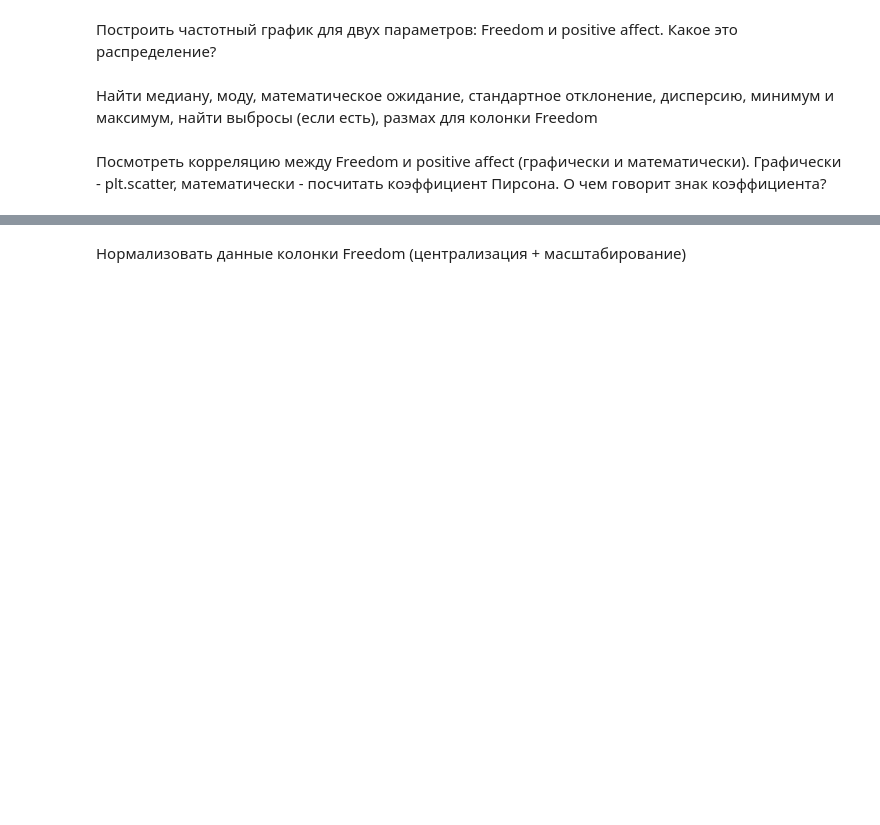
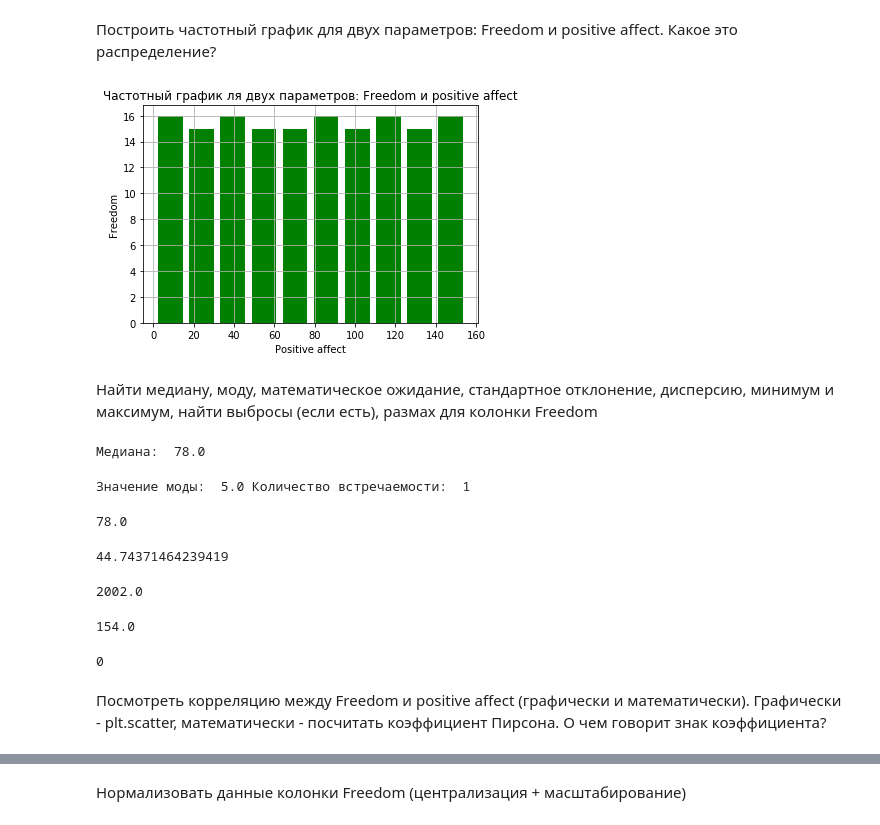
Before and after one commit to pythonwillow/pyda, a Jupyter notebook: dz_1 основы описательной статистики, виды распределений.ipynb, the cells around one changed output, grey strips where cells are left out. Saved outputs shown, nothing was run; the diff lists cells and outputs as text; code cells hidden in the pictures; blank space fills up the shorter version.

```diff
--- a/dz_1 основы описательной статистики, виды распределений.ipynb
+++ b/dz_1 основы описательной статистики, виды распределений.ipynb
@@ -32,3 +41,17 @@ World happiness gauged by technologies, social norms, and government policies. D
 # %% [markdown]
 Построить частотный график для двух параметров: Freedom и positive affect. Какое это распределение?
+# %%
+new_freedom = df['Freedom'].dropna()
+# plt.hist - строит частотный график выборки, разбивая значения выборки на равные интервалы
+n, bins, patches = plt.hist([new_freedom, df['Positive affect']], 10, facecolor='g')
+
+plt.xlabel('Positive affect')
+plt.ylabel('Freedom')
+plt.title('Частотный график ля двух параметров: Freedom и positive affect')
+plt.grid(True)
+plt.show()
+
+#похоже, что это равномерное распределение
+# %% [output]
+[figure, added]
 # %% [markdown]
@@ -36,2 +60,54 @@ World happiness gauged by technologies, social norms, and government policies. D
+# %%
+#медиана
+print('Медиана: ', statistics.median(new_freedom))
+# %% [output]
+Медиана:  78.0
+# %%
+#мода
+new_freedom = df['Freedom'].dropna()
+freedom_counts = {}
+for p in new_freedom:
+    if p not in freedom_counts:
+        freedom_counts[p] = 1
+    else:
+        freedom_counts[p] += 1
+
+# Проходимся по словарю и ищем максимальное количество повторений
+# Алгоритм поиска максимума
+maxp = 0
+mode_freedom = None
+for k, v in freedom_counts.items():
+    if maxp < v:
+        maxp = v
+        mode_freedom = k
+print('Значение моды: ', mode_freedom, 'Количество встречаемости: ', maxp)
+# %% [output]
+Значение моды:  5.0 Количество встречаемости:  1
+# %%
+#математическое ожидание
+statistics.mean(df['Freedom'])
+new_freedom = df['Freedom'].dropna()
+sum(new_freedom)/len(new_freedom)
+# %% [output]
+78.0
+# %%
+#Стандартное отклонение
+statistics.pstdev(new_freedom)
+# %% [output]
+44.74371464239419
+# %%
+statistics.pvariance(new_freedom)
+# %% [output]
+2002.0
+# %%
+duration_range = max(new_freedom) - min(new_freedom)
+print(duration_range)
+# %% [output]
+154.0
+# %%
+new_freedom.isnull().sum()
+# %% [output]
+0
 # %% [markdown]
-Посмотреть корреляцию между Freedom и positive affect (графически и математически). Графически - plt.scatter, математически - посчитать коэффициент Пирсона. О чем говорит знак коэффициента?
+Посмотреть корреляцию между Freedom и positive affect (графически и математически).
+Графически - plt.scatter, математически - посчитать коэффициент Пирсона. О чем говорит знак коэффициента?
```
Also changed, not shown: parts of 9 cells of this notebook, 2 other files.
